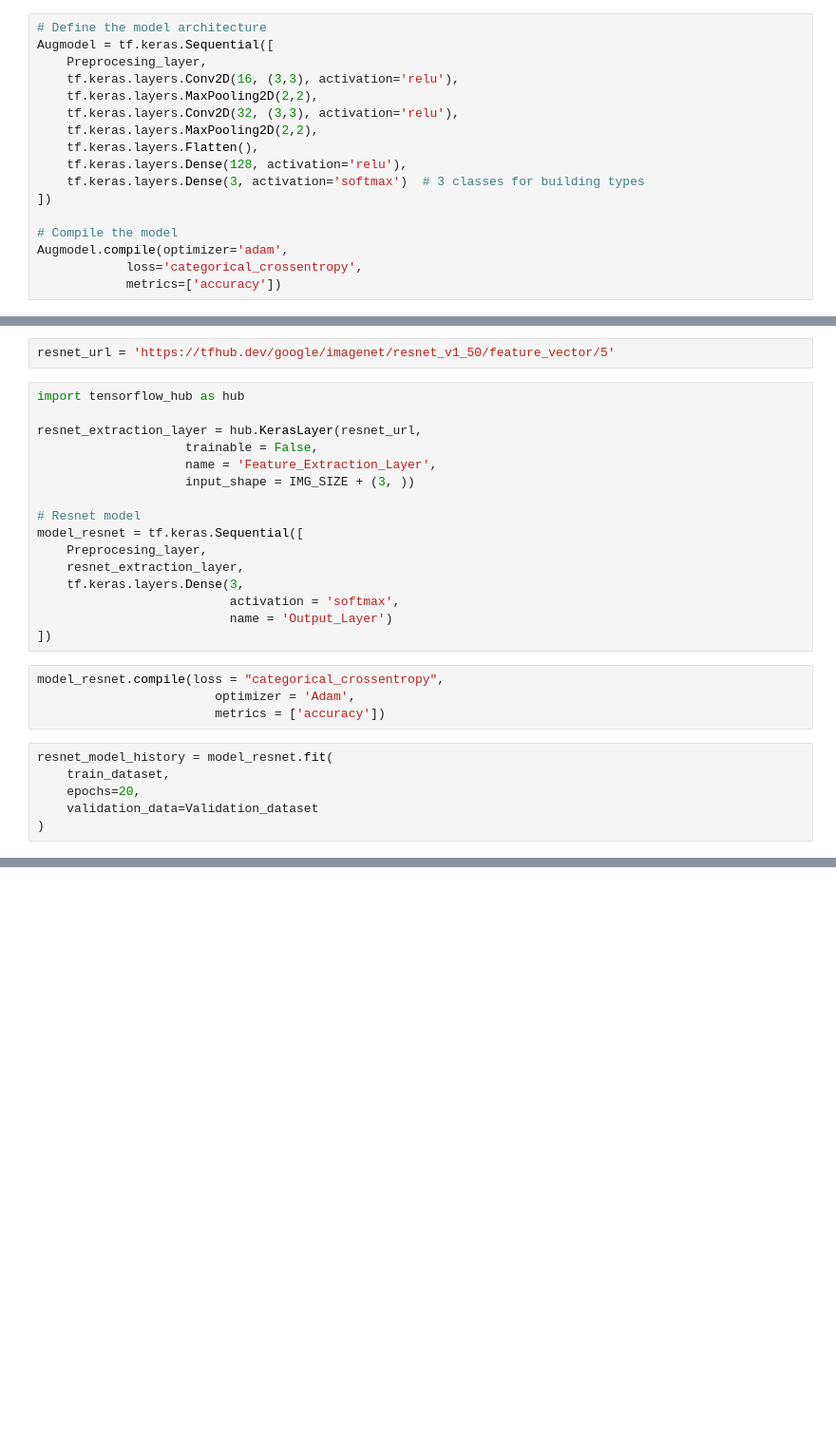
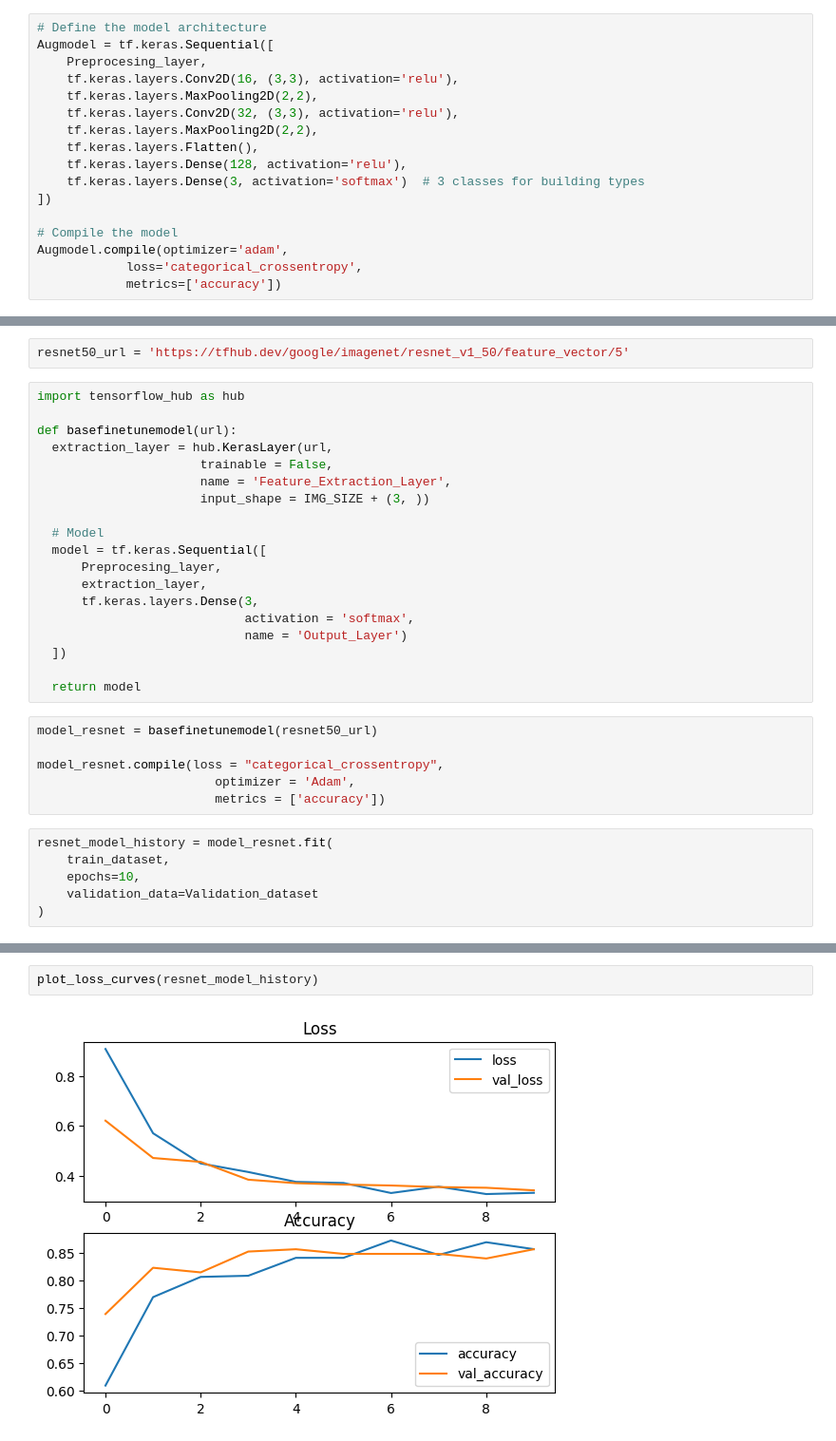
Before and after one commit to mlsanigeria/AI-Hacktober-MLSA, a Jupyter notebook: Project_1/Image_Classification_Winonymous/Image_Classification.ipynb, the cells around one changed output, grey strips where cells are left out. Shown at 95% size. Cells and saved outputs as stored; diff of their text form; blank space fills up the shorter version.

```diff
--- a/Project_1/Image_Classification_Winonymous/Image_Classification.ipynb
+++ b/Project_1/Image_Classification_Winonymous/Image_Classification.ipynb
@@ -247,29 +307,34 @@ Test accuracy: 67.23%
 # %%
-resnet_url = 'https://tfhub.dev/google/imagenet/resnet_v1_50/feature_vector/5'
+resnet50_url = 'https://tfhub.dev/google/imagenet/resnet_v1_50/feature_vector/5'
 # %%
 import tensorflow_hub as hub
 
-resnet_extraction_layer = hub.KerasLayer(resnet_url,
-                    trainable = False,
-                    name = 'Feature_Extraction_Layer',
-                    input_shape = IMG_SIZE + (3, ))
+def basefinetunemodel(url):
+  extraction_layer = hub.KerasLayer(url,
+                      trainable = False,
+                      name = 'Feature_Extraction_Layer',
+                      input_shape = IMG_SIZE + (3, ))
 
-# Resnet model
-model_resnet = tf.keras.Sequential([
-    Preprocesing_layer,
-    resnet_extraction_layer,
-    tf.keras.layers.Dense(3,
-                          activation = 'softmax',
-                          name = 'Output_Layer')
-])
+  # Model
+  model = tf.keras.Sequential([
+      Preprocesing_layer,
+      extraction_layer,
+      tf.keras.layers.Dense(3,
+                            activation = 'softmax',
+                            name = 'Output_Layer')
+  ])
+
+  return model
 # %%
+model_resnet = basefinetunemodel(resnet50_url)
+
 model_resnet.compile(loss = "categorical_crossentropy",
                         optimizer = 'Adam',
                         metrics = ['accuracy'])
 # %%
 resnet_model_history = model_resnet.fit(
     train_dataset,
-    epochs=20,
+    epochs=10,
     validation_data=Validation_dataset
 )
 # %% [output]
@@ -319,0 +389,4 @@ NameError: ignored
+# %%
+plot_loss_curves(resnet_model_history)
+# %% [output]
+[figure, added]
```
Also changed, not shown: parts of 56 cells of this notebook.
